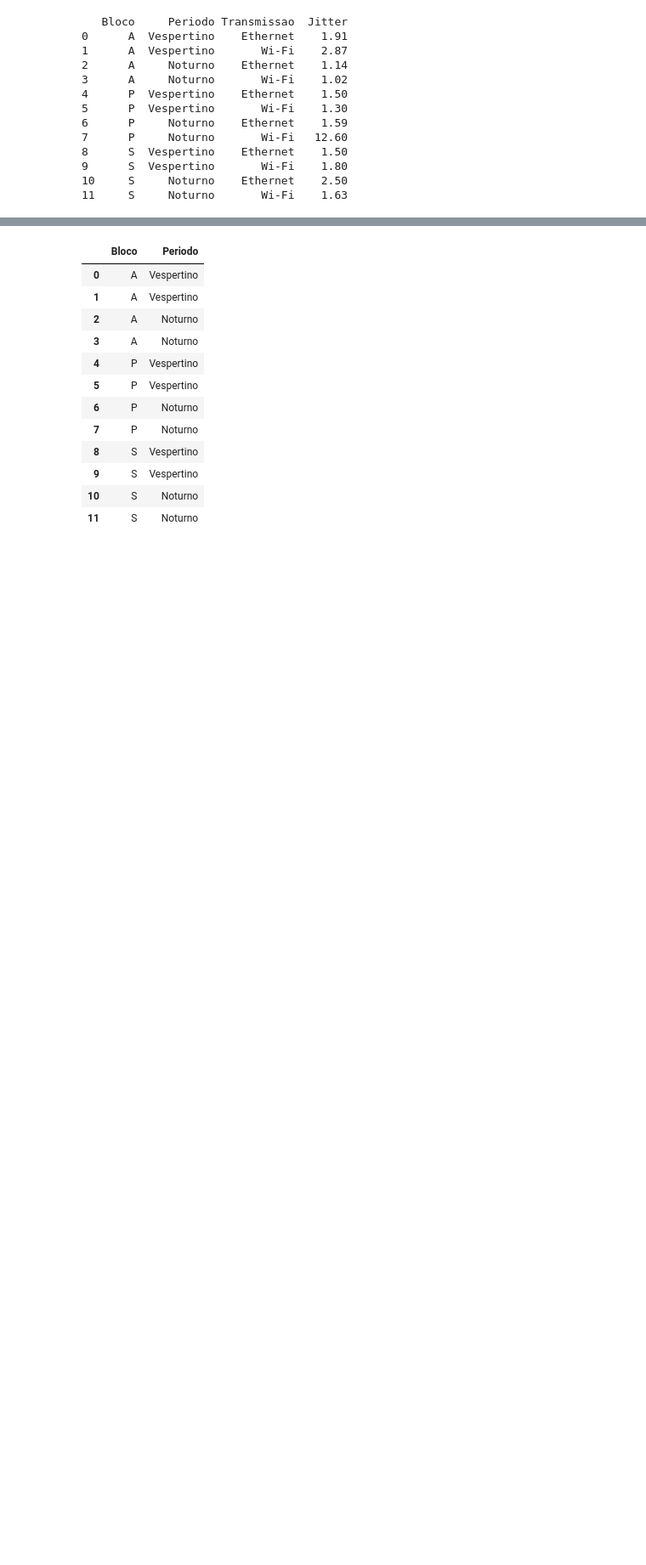
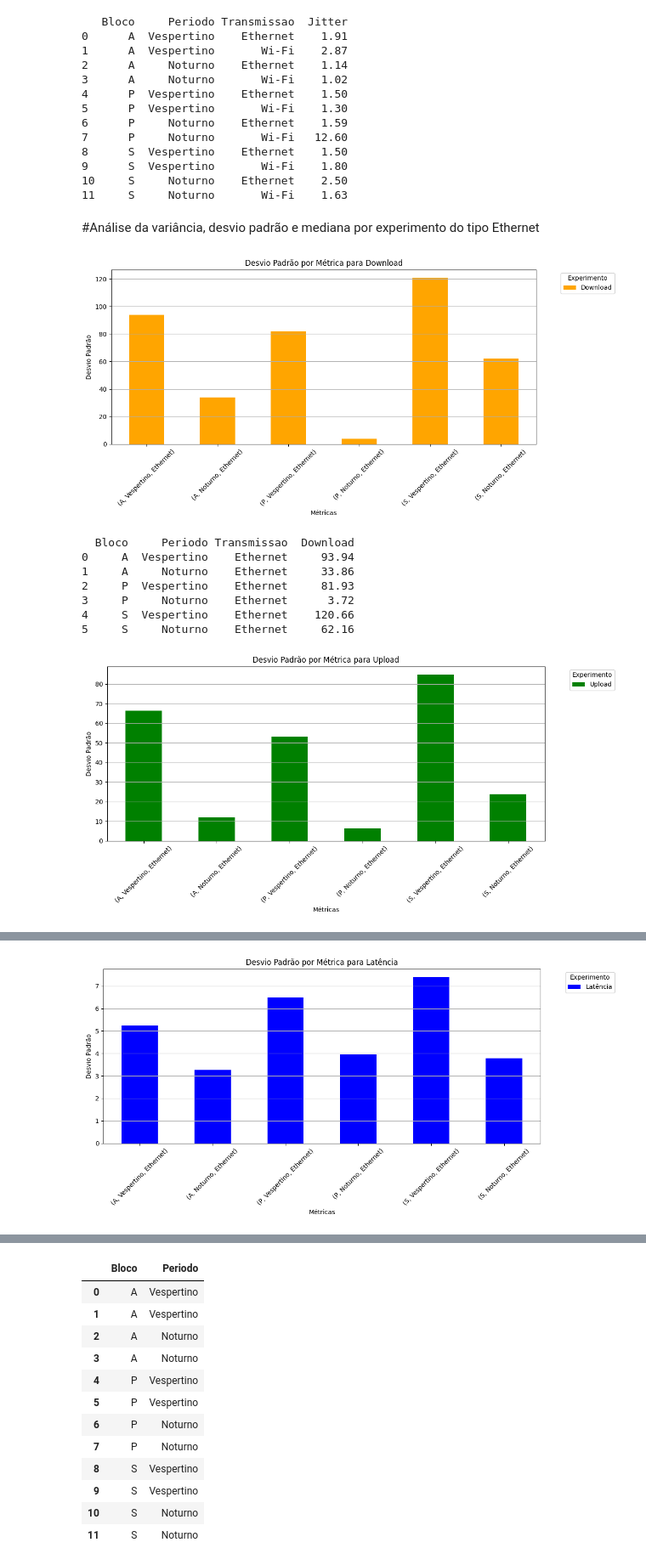
Before and after one commit to matheusbuenowb/University-Network-Analysis, a Jupyter notebook: TCC_Análise.ipynb, the cells around one changed output, grey strips where cells are left out. Shown at 85% size. Saved outputs shown, nothing was run; the diff lists cells and outputs as text; code cells hidden in the pictures; blank space fills up the shorter version.

Commit message:
Criado usando o Colab, atualização 21/04/2024

```diff
--- a/TCC_Análise.ipynb
+++ b/TCC_Análise.ipynb
@@ -700,3 +700,80 @@ for metric, cor in zip(metrics, cores):
 9      S  Vespertino       Wi-Fi    1.80
 10     S     Noturno    Ethernet    2.50
 11     S     Noturno       Wi-Fi    1.63
+# %% [markdown]
+#Análise da variância, desvio padrão e mediana por experimento do tipo Ethernet
+# %%
+import itertools
+import pandas as pd
+import matplotlib.pyplot as plt
+
+# Lista de métricas e medidas
+metricas = ['Download', 'Upload', 'Latência', 'Jitter']
+medidas = ['Desvio Padrão']
+
+# Dicionário para armazenar os resultados
+resultados_dict = {}
+
+# Definição dos níveis
+Bloco = ['A', 'P', 'S']
+Periodo = ['Vespertino', 'Noturno']
+Transmissao = ['Ethernet']
+
+# Combinações de níveis
+combinacoes = list(itertools.product(Bloco, Periodo, Transmissao))
+
+# Lista para armazenar os DataFrames de resultados
+resultados_experimento_df = []
+
+# Loop para calcular as estatísticas para cada métrica
+for Bloco, Periodo, Transmissao in combinacoes:
+    # Inicializa o dicionário de resultados para o experimento atual
+    resultados_dict_experimento = {'Bloco': Bloco, 'Periodo': Periodo, 'Transmissao': Transmissao}
+
+    for metrica in metricas:
+        # Filtra os dados para o experimento atual
+        experiment_data = data[(data['Bloco'] == Bloco) &
+                               (data['Periodo'] == Periodo) &
+                               (data['Transmissão'] == Transmissao)]
+
+        # Calcula o desvio padrão para a métrica atual
+        desvio_padrao = experiment_data[metrica].std().round(2)
+
+        # Adiciona o desvio padrão ao dicionário de resultados do experimento
+        resultados_dict_experimento[metrica] = desvio_padrao
+
+    # Adiciona os resultados do experimento atual à lista de resultados
+    resultados_experimento_df.append(resultados_dict_experimento)
+
+#Armazena os resultados em um novo df
+resultados_df = pd.DataFrame(resultados_experimento_df)
+
+#Agrupa os dados para gerar o gráfico de barras
+data_to_plot = resultados_df.set_index(['Bloco', 'Periodo', 'Transmissao'])[metricas]
+
+metrics = ['Download', 'Upload', 'Latência', 'Jitter']
+
+cores = ['orange', 'green', 'blue', 'red']
+
+for metric, cor in zip(metrics, cores):
+  # Plotando os gráficos de barras para os desvios padrão para cada métrica
+  plt.figure(figsize=(12, 6))
+  data_to_plot[metric].plot(kind='bar', color= cor, rot=45)
+  plt.xlabel('Métricas')
+  plt.ylabel('Desvio Padrão')
+  plt.title(f'Desvio Padrão por Métrica para {metric}')
+  plt.legend(title='Experimento', bbox_to_anchor=(1.05, 1), loc='upper left')
+  plt.grid(axis='y')
+  plt.tight_layout()
+  plt.show()
+  print(resultados_df[['Bloco' ,'Periodo', 'Transmissao', metric]])
+# %% [output]
+[figure, added]
+  Bloco     Periodo Transmissao  Download
+0     A  Vespertino    Ethernet     93.94
+1     A     Noturno    Ethernet     33.86
+2     P  Vespertino    Ethernet     81.93
+3     P     Noturno    Ethernet      3.72
+4     S  Vespertino    Ethernet    120.66
+5     S     Noturno    Ethernet     62.16
+[figure, added]
@@ -702,0 +787 @@ for metric, cor in zip(metrics, cores):
+[figure, added]
```
Also changed, not shown: parts of 1 cell of this notebook.
